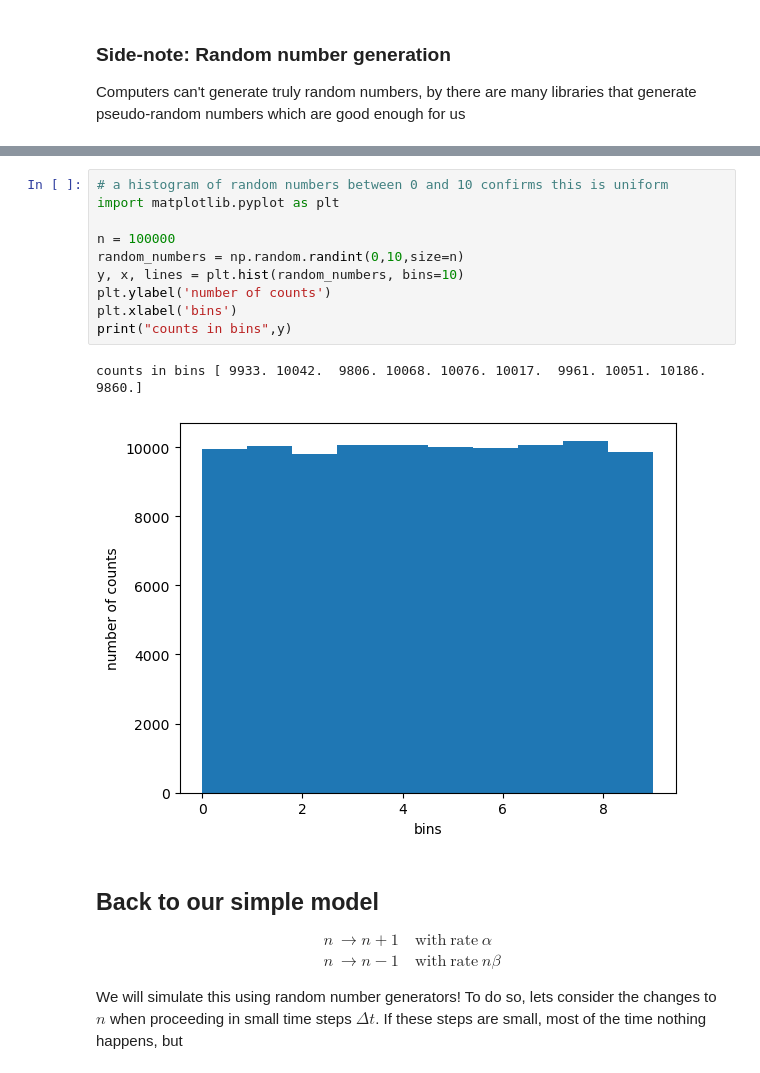
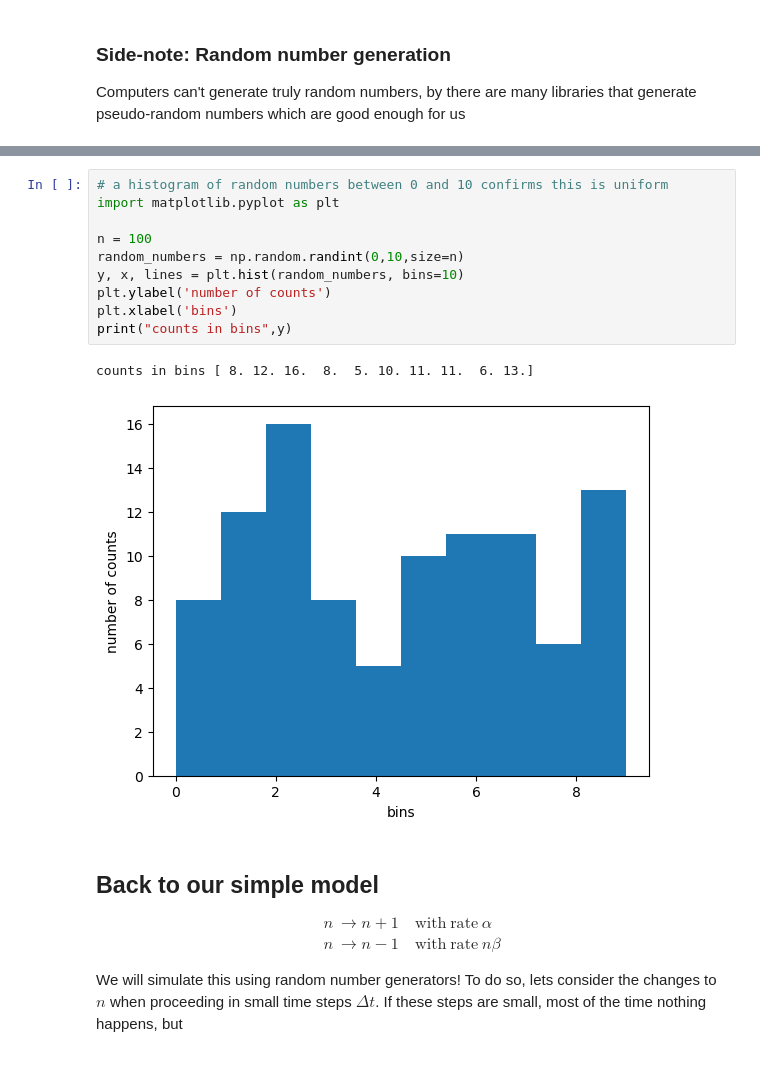
Before and after one commit to neherlab/PoL1-course-materials, a Jupyter notebook: notebooks/lecture03d_noisyExpression.ipynb, the cells around one changed output, grey strips where cells are left out. Saved outputs shown, nothing was run; the diff lists cells and outputs as text.

```diff
--- a/notebooks/lecture03d_noisyExpression.ipynb
+++ b/notebooks/lecture03d_noisyExpression.ipynb
@@ -47,16 +56,16 @@ Random integer between 0,10: 0
 # %%
 # a histogram of random numbers between 0 and 10 confirms this is uniform
 import matplotlib.pyplot as plt
 
-n = 100000
+n = 100
 random_numbers = np.random.randint(0,10,size=n)
 y, x, lines = plt.hist(random_numbers, bins=10)
 plt.ylabel('number of counts')
 plt.xlabel('bins')
 print("counts in bins",y)
 # %% [output]
-counts in bins [ 9933. 10042.  9806. 10068. 10076. 10017.  9961. 10051. 10186.  9860.]
+counts in bins [ 8. 12. 16.  8.  5. 10. 11. 11.  6. 13.]
-[figure, old version]
+[figure, new version]
 # %% [markdown]
 ## Back to our simple model
 $$
```
Also changed, not shown: parts of 6 cells of this notebook, 5 other files.
